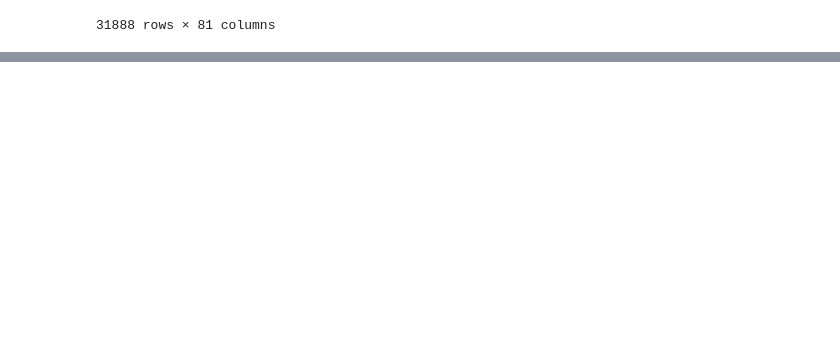
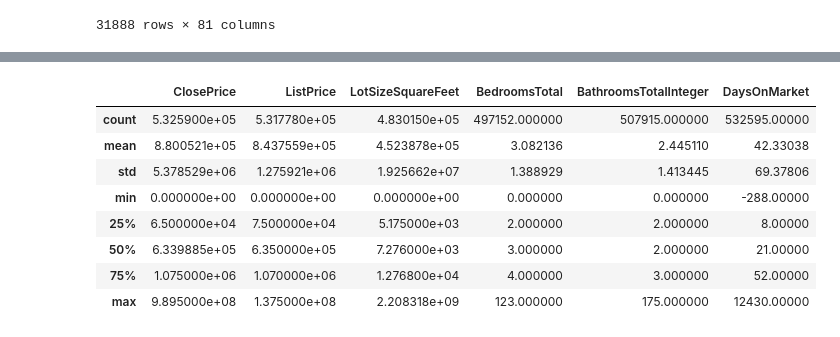
Before and after one commit to DeeptiKhetan/idx-data-analyst, a Jupyter notebook: analysis.ipynb, the cells around one changed output, grey strips where cells are left out. Cells and saved outputs as stored; diff of their text form; code cells hidden in the pictures; blank space fills up the shorter version.

```diff
--- a/analysis.ipynb
+++ b/analysis.ipynb
@@ -87,0 +194,12 @@ df_listings
+# %%
+df_sold_new.describe()
+# %% [output]
+|  | ClosePrice | ListPrice | LotSizeSquareFeet | BedroomsTotal | BathroomsTotalInteger | DaysOnMarket |
+| count | 5.325900e+05 | 5.317780e+05 | 4.830150e+05 | 497152.000000 | 507915.000000 | 532595.00000 |
+| mean | 8.800521e+05 | 8.437559e+05 | 4.523878e+05 | 3.082136 | 2.445110 | 42.33038 |
+| std | 5.378529e+06 | 1.275921e+06 | 1.925662e+07 | 1.388929 | 1.413445 | 69.37806 |
+| min | 0.000000e+00 | 0.000000e+00 | 0.000000e+00 | 0.000000 | 0.000000 | -288.00000 |
+| 25% | 6.500000e+04 | 7.500000e+04 | 5.175000e+03 | 2.000000 | 2.000000 | 8.00000 |
+| 50% | 6.339885e+05 | 6.350000e+05 | 7.276000e+03 | 3.000000 | 2.000000 | 21.00000 |
+| 75% | 1.075000e+06 | 1.070000e+06 | 1.276800e+04 | 4.000000 | 3.000000 | 52.00000 |
+| max | 9.895000e+08 | 1.375000e+08 | 2.208318e+09 | 123.000000 | 175.000000 | 12430.00000 |
```
Also changed, not shown: parts of 12 cells of this notebook.
